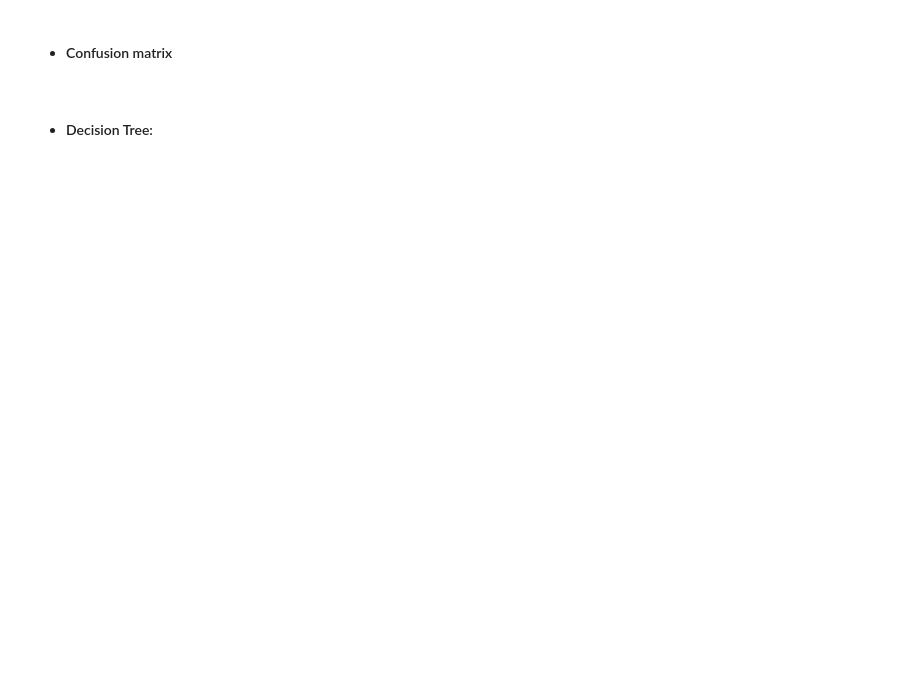
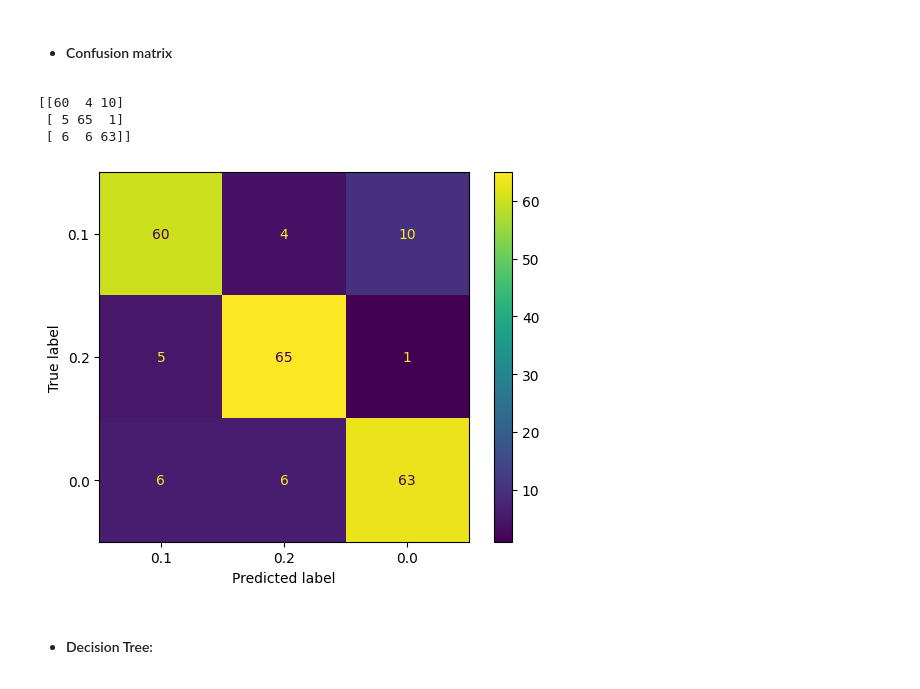
Before and after one commit to Jana18kh/Project, a Jupyter notebook: Phase3.ipynb, the cells around one changed output. Cells and saved outputs as stored; diff of their text form; code cells hidden in the pictures; blank space fills up the shorter version.

```diff
--- a/Phase3.ipynb
+++ b/Phase3.ipynb
@@ -435,5 +497,22 @@ NameError: name 'df' is not defined
 # %% [markdown]
 - #### Confusion matrix
+# %%
+# Compute and print the confusion matrix
+cm3 = confusion_matrix(y_test3, y_pred3)
+print(cm3)
+
+from sklearn.metrics import ConfusionMatrixDisplay
+cn3 = data['stress_level'].unique() # classes_names
+
+class_labels3 = {0:'0', 1:'1', 2:'2'}
+
+# create a confusion matrix display object
+disp = ConfusionMatrixDisplay.from_estimator(clf3, X_test3, y_test3, display_labels=cn3)
+# %% [output]
+[[60  4 10]
+ [ 5 65  1]
+ [ 6  6 63]]
+[figure, added]
 # %% [markdown]
 - #### Decision Tree:
 # %%
```
Also changed, not shown: parts of 16 cells of this notebook, 1 other file.
